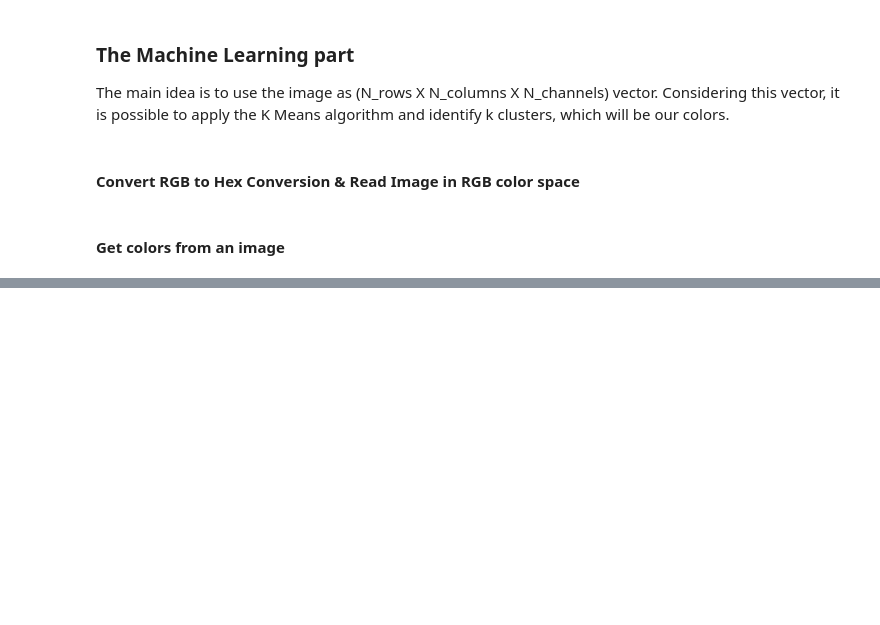
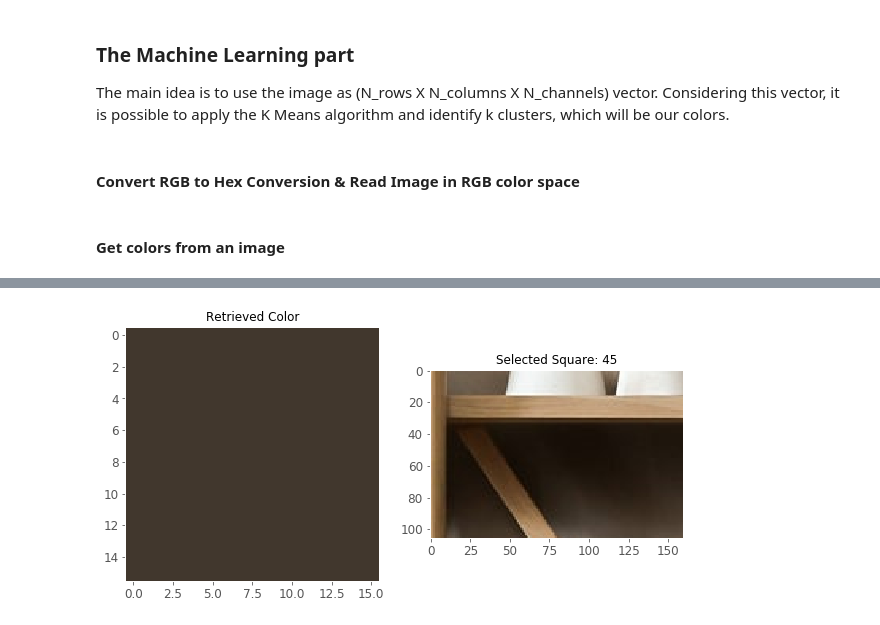
Before and after one commit to ochoa-jessica/Image_Color_Identification, a Jupyter notebook: ImageColorIdentification.ipynb, the cells around one changed output, grey strips where cells are left out. Cells and saved outputs as stored; diff of their text form; code cells hidden in the pictures; blank space fills up the shorter version.

```diff
--- a/ImageColorIdentification.ipynb
+++ b/ImageColorIdentification.ipynb
@@ -88,0 +143,4 @@ plt.pie(counts.values(), labels = hex_colors, colors = hex_colors)
+# %%
+best_color_plot(45)
+# %% [output]
+[figure, added]
```
Also changed, not shown: parts of 19 cells of this notebook.
